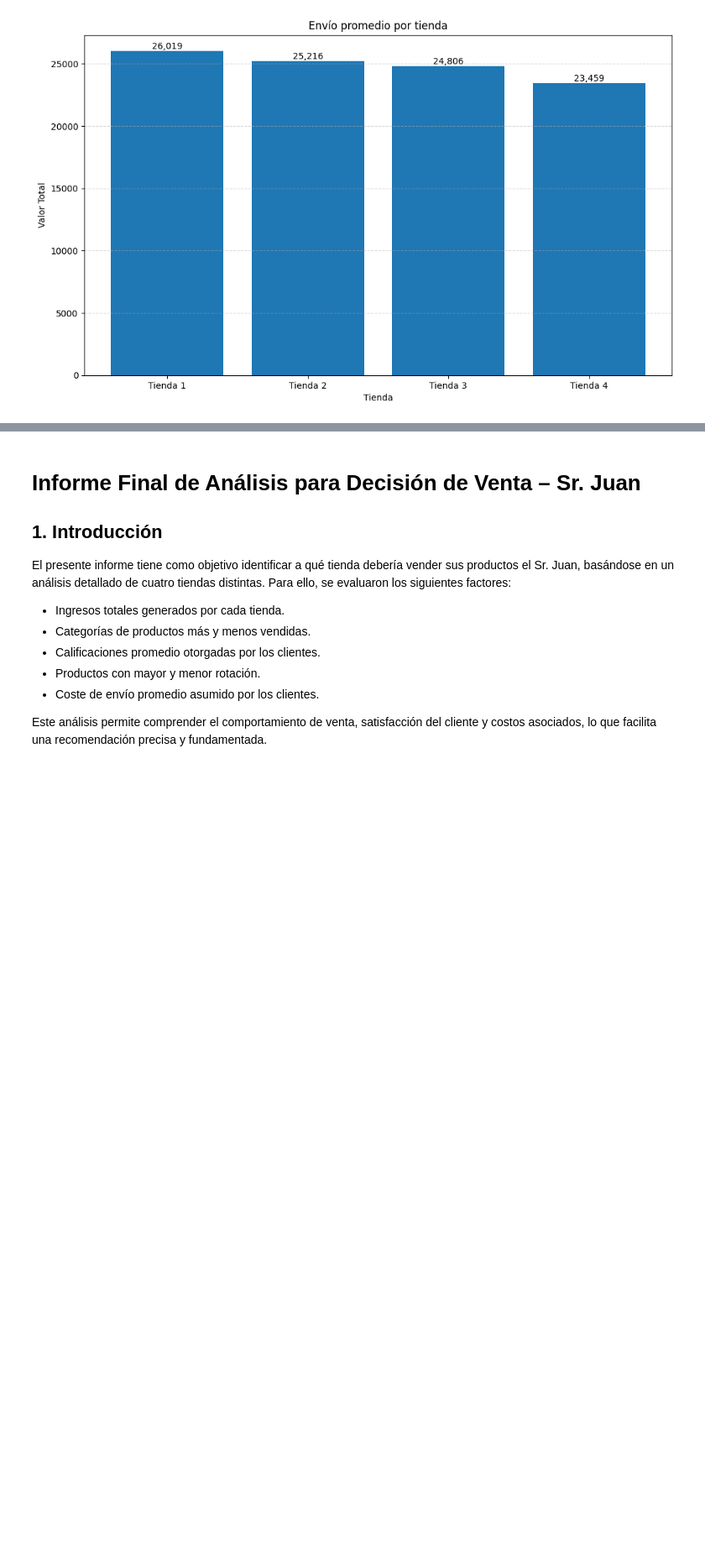
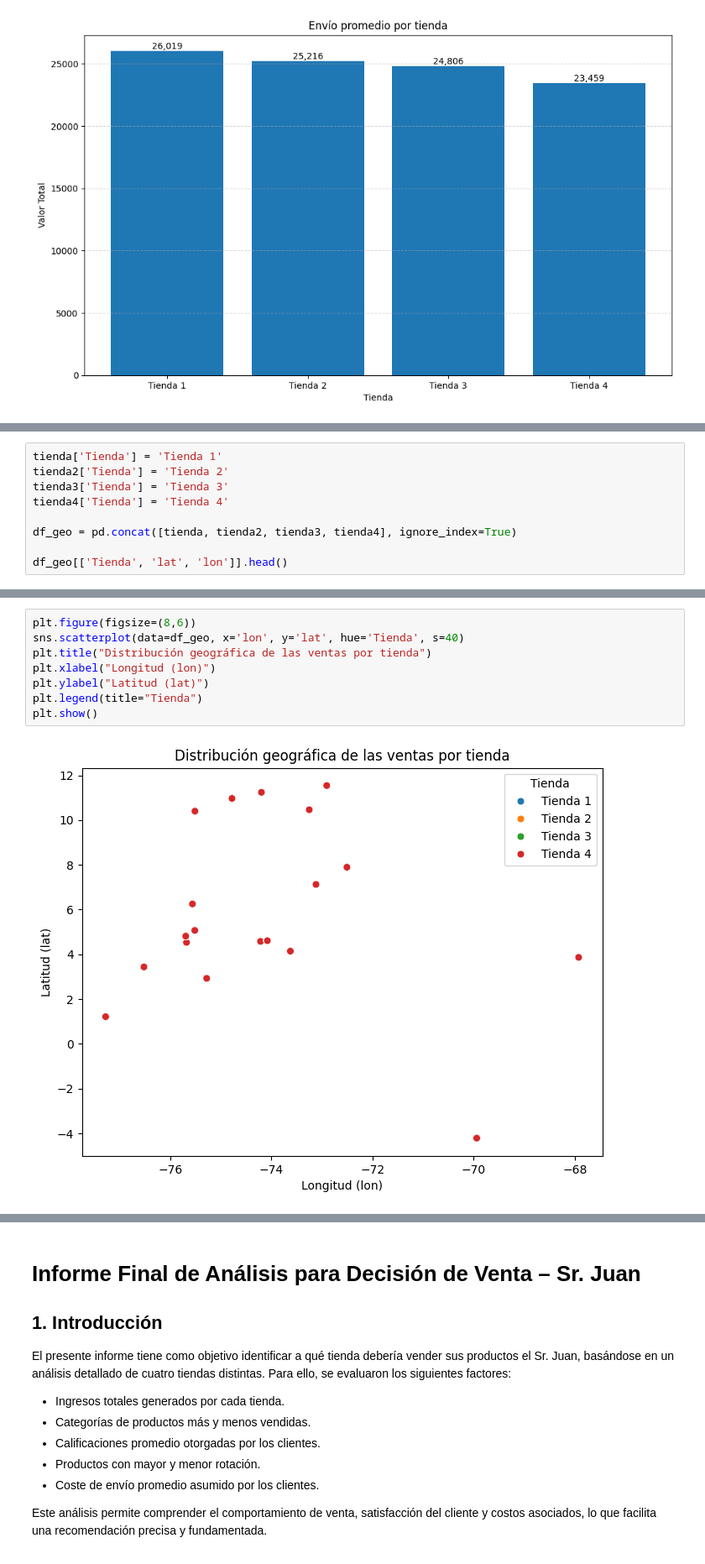
Before and after one commit to Devsebastian44/Challenge-Data-Science, a Jupyter notebook: Challenge-Alura-Latam.ipynb, the cells around one changed output, grey strips where cells are left out. Shown at 84% size. Cells and saved outputs as stored; diff of their text form; blank space fills up the shorter version.

```diff
--- a/Challenge-Alura-Latam.ipynb
+++ b/Challenge-Alura-Latam.ipynb
@@ -334,0 +362,9 @@ plt.show()
+# %%
+tienda['Tienda'] = 'Tienda 1'
+tienda2['Tienda'] = 'Tienda 2'
+tienda3['Tienda'] = 'Tienda 3'
+tienda4['Tienda'] = 'Tienda 4'
+
+df_geo = pd.concat([tienda, tienda2, tienda3, tienda4], ignore_index=True)
+
+df_geo[['Tienda', 'lat', 'lon']].head()
@@ -334,0 +378,10 @@ plt.show()
+# %%
+plt.figure(figsize=(8,6))
+sns.scatterplot(data=df_geo, x='lon', y='lat', hue='Tienda', s=40)
+plt.title("Distribución geográfica de las ventas por tienda")
+plt.xlabel("Longitud (lon)")
+plt.ylabel("Latitud (lat)")
+plt.legend(title="Tienda")
+plt.show()
+# %% [output]
+[figure, added]
```
Also changed, not shown: parts of 9 cells of this notebook.
